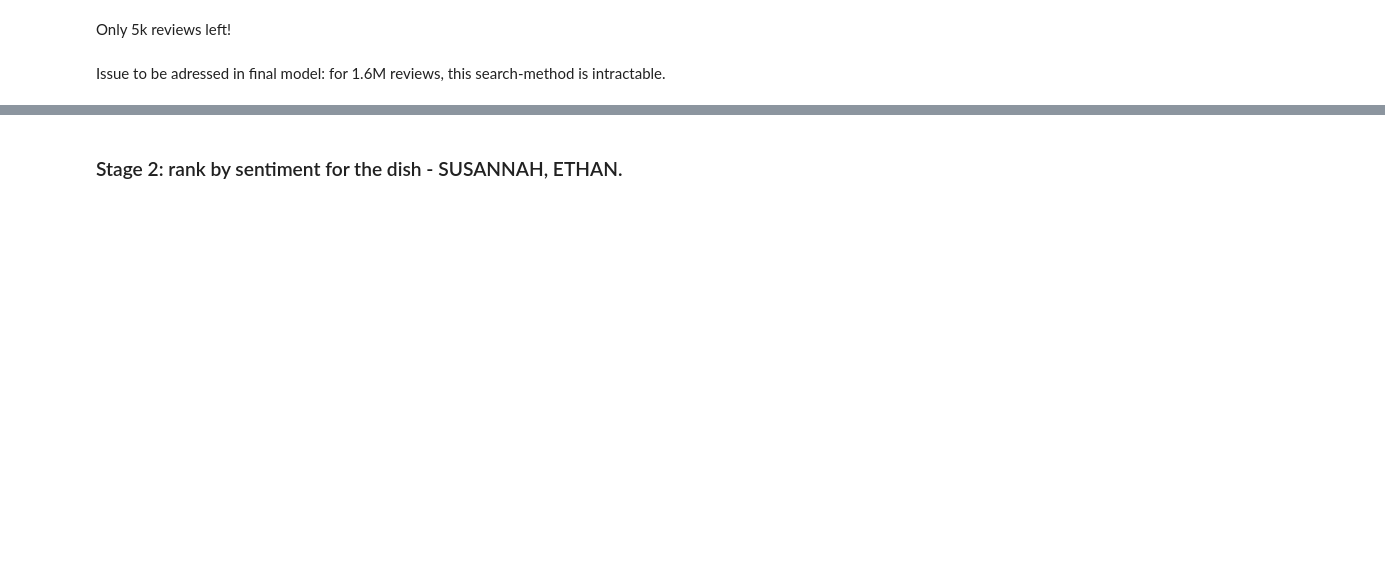
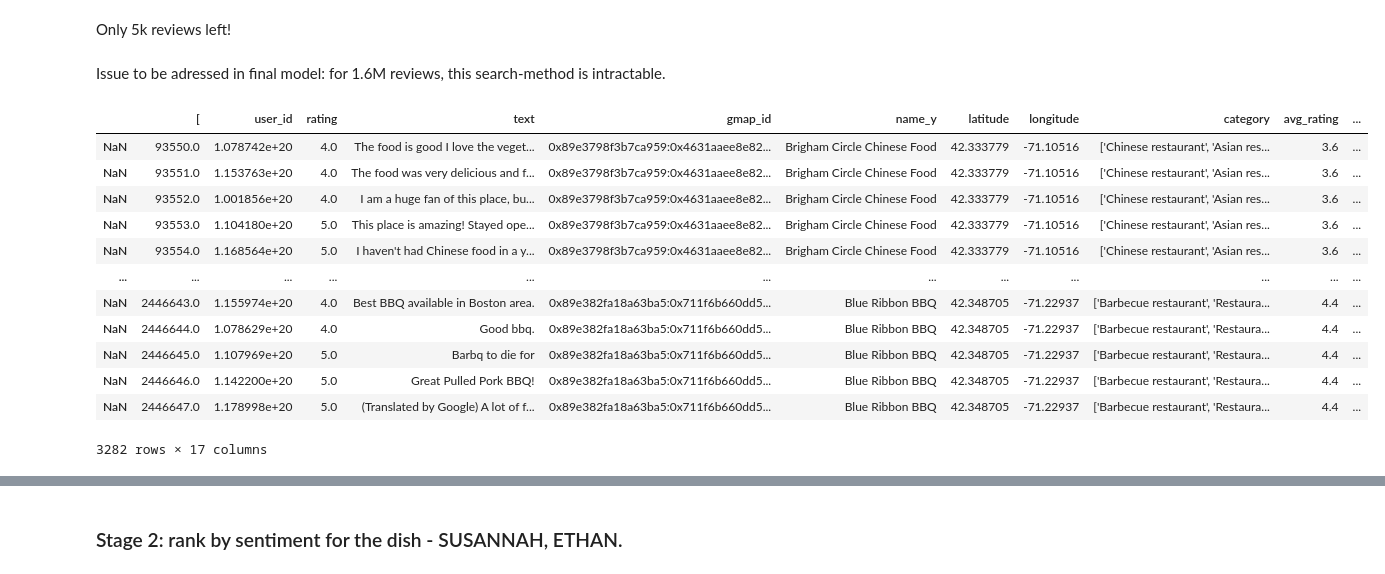
Before and after one commit to susannahsu/restaurant-rec-system, a Jupyter notebook: restaurant_new_dataset_LATEST.ipynb, the cells around one changed output, grey strips where cells are left out. Cells and saved outputs as stored; diff of their text form; code cells hidden in the pictures; blank space fills up the shorter version.

```diff
--- a/restaurant_new_dataset_LATEST.ipynb
+++ b/restaurant_new_dataset_LATEST.ipynb
@@ -830,7 +842,7 @@ The structure of our problem is similar to that of designing a recommender syste
 Note if you're trying to make this run. Use the cleaned_data 732MB csv file. Change the filepath below. Then it should run all in 15s.
 # %%
 # Load the data
-with open('/Users/driesrooryck/Desktop/s24/ac209b/project/restaurant-rec-system/data/cleaned_data.csv', 'r') as f:
+with open('data/cleaned_data.csv', 'r') as f:
     data = f.readlines()
 
 # Convert to dataframe
@@ -988,3 +1006,19 @@ NaN  ['College students', 'Family-friendly', 'Group...  2.016432
 Only 5k reviews left!
 # %% [markdown]
 Issue to be adressed in final model: for 1.6M reviews, this search-method is intractable.
+# %%
+df_filtered
+# %% [output]
+|  | [ | user_id | rating | text | gmap_id | name_y | latitude | longitude | category | avg_rating | ... |
+| NaN | 93550.0 | 1.078742e+20 | 4.0 | The food is good I love the veget... | 0x89e3798f3b7ca959:0x4631aaee8e82... | Brigham Circle Chinese Food | 42.333779 | -71.10516 | ['Chinese restaurant', 'Asian res... | 3.6 | ... |
+| NaN | 93551.0 | 1.153763e+20 | 4.0 | The food was very delicious and f... | 0x89e3798f3b7ca959:0x4631aaee8e82... | Brigham Circle Chinese Food | 42.333779 | -71.10516 | ['Chinese restaurant', 'Asian res... | 3.6 | ... |
+| NaN | 93552.0 | 1.001856e+20 | 4.0 | I am a huge fan of this place, bu... | 0x89e3798f3b7ca959:0x4631aaee8e82... | Brigham Circle Chinese Food | 42.333779 | -71.10516 | ['Chinese restaurant', 'Asian res... | 3.6 | ... |
+| NaN | 93553.0 | 1.104180e+20 | 5.0 | This place is amazing! Stayed ope... | 0x89e3798f3b7ca959:0x4631aaee8e82... | Brigham Circle Chinese Food | 42.333779 | -71.10516 | ['Chinese restaurant', 'Asian res... | 3.6 | ... |
+| NaN | 93554.0 | 1.168564e+20 | 5.0 | I haven't had Chinese food in a y... | 0x89e3798f3b7ca959:0x4631aaee8e82... | Brigham Circle Chinese Food | 42.333779 | -71.10516 | ['Chinese restaurant', 'Asian res... | 3.6 | ... |
+| ... | ... | ... | ... | ... | ... | ... | ... | ... | ... | ... | ... |
+| NaN | 2446643.0 | 1.155974e+20 | 4.0 | Best BBQ available in Boston area. | 0x89e382fa18a63ba5:0x711f6b660dd5... | Blue Ribbon BBQ | 42.348705 | -71.22937 | ['Barbecue restaurant', 'Restaura... | 4.4 | ... |
+| NaN | 2446644.0 | 1.078629e+20 | 4.0 | Good bbq. | 0x89e382fa18a63ba5:0x711f6b660dd5... | Blue Ribbon BBQ | 42.348705 | -71.22937 | ['Barbecue restaurant', 'Restaura... | 4.4 | ... |
+| NaN | 2446645.0 | 1.107969e+20 | 5.0 | Barbq to die for | 0x89e382fa18a63ba5:0x711f6b660dd5... | Blue Ribbon BBQ | 42.348705 | -71.22937 | ['Barbecue restaurant', 'Restaura... | 4.4 | ... |
+| NaN | 2446646.0 | 1.142200e+20 | 5.0 | Great Pulled Pork BBQ! | 0x89e382fa18a63ba5:0x711f6b660dd5... | Blue Ribbon BBQ | 42.348705 | -71.22937 | ['Barbecue restaurant', 'Restaura... | 4.4 | ... |
+| NaN | 2446647.0 | 1.178998e+20 | 5.0 | (Translated by Google) A lot of f... | 0x89e382fa18a63ba5:0x711f6b660dd5... | Blue Ribbon BBQ | 42.348705 | -71.22937 | ['Barbecue restaurant', 'Restaura... | 4.4 | ... |
+3282 rows × 17 columns
```
Also changed, not shown: parts of 24 cells of this notebook.
